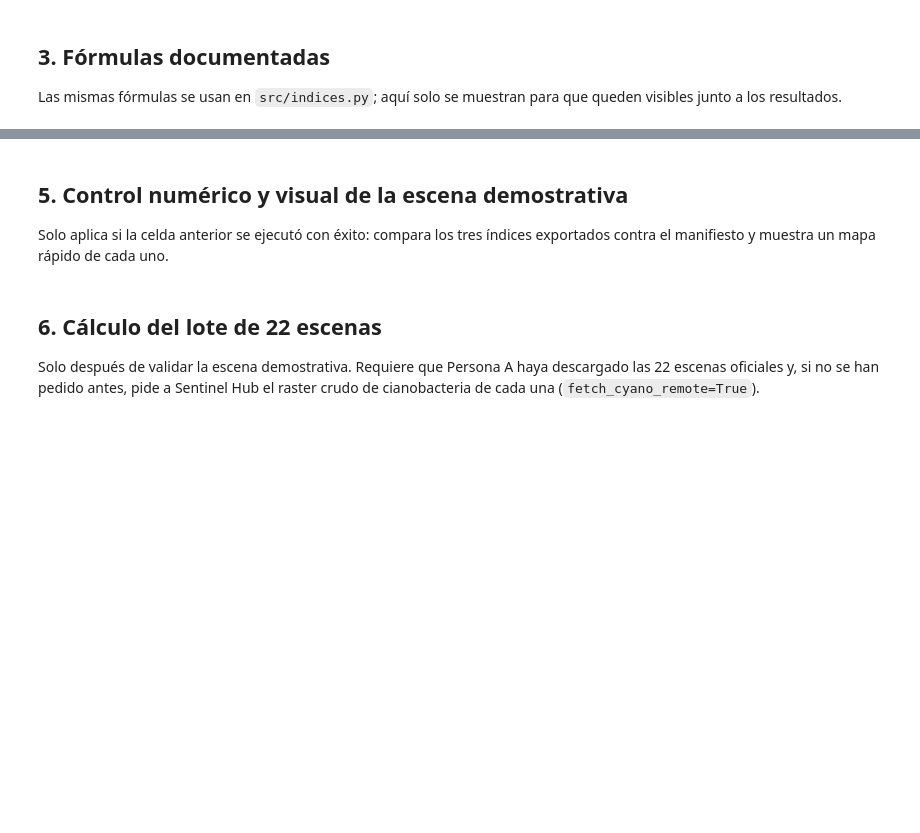
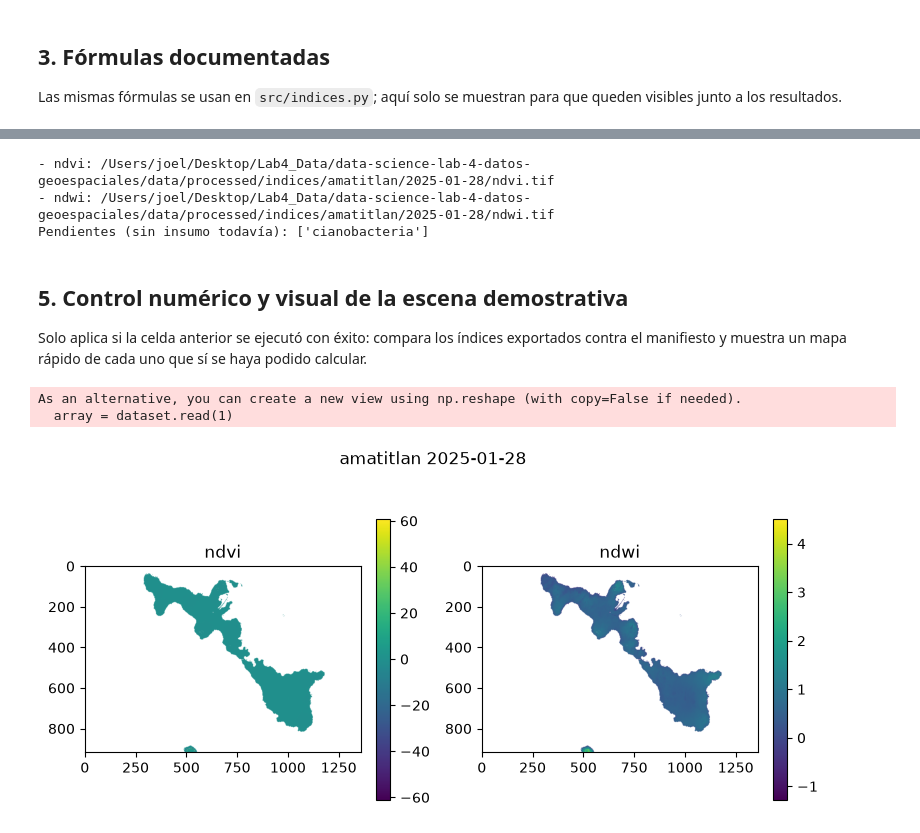
Before and after one commit to DerNait/data-science-lab-4-datos-geoespaciales, a Jupyter notebook: notebooks/03_indices.ipynb, the cells around one changed output, grey strips where cells are left out. Cells and saved outputs as stored; diff of their text form; code cells hidden in the pictures; blank space fills up the shorter version.

```diff
--- a/notebooks/03_indices.ipynb
+++ b/notebooks/03_indices.ipynb
@@ -117,5 +139,5 @@ reproducible sin credenciales ni raster descargados.
 # %%
-EJECUTAR_DEMO = False
+EJECUTAR_DEMO = True
 EJECUTAR_CYANO_REMOTO = False
 
 demo_scene = select_scenes('amatitlan', '2025-01-28')[0]
@@ -127,37 +149,42 @@ if EJECUTAR_DEMO:
     outputs = compute_indices_for_scene(demo_scene, fetch_cyano_remote=False)
     for indice, path in outputs.items():
         print(f'- {indice}: {path}')
+    faltantes = sorted(set(INDICES) - set(outputs))
+    if faltantes:
+        print(f'Pendientes (sin insumo todavía): {faltantes}')
 else:
-    print('Demo omitida. Requiere raster crudos de Persona A para', demo_scene.lago, demo_scene.fecha)
+    print('Demo omitida. Requiere raster crudos ya descargados para', demo_scene.lago, demo_scene.fecha)
     print('Cambie EJECUTAR_DEMO=True (y EJECUTAR_CYANO_REMOTO=True si falta el raster de cianobacteria).')
+# %% [output]
+- ndvi: /Users/joel/Desktop/Lab4_Data/data-science-lab-4-datos-geoespaciales/data/processed/indices/amatitlan/2025-01-28/ndvi.tif
+- ndwi: /Users/joel/Desktop/Lab4_Data/data-science-lab-4-datos-geoespaciales/data/processed/indices/amatitlan/2025-01-28/ndwi.tif
+Pendientes (sin insumo todavía): ['cianobacteria']
 # %% [markdown]
 ## 5. Control numérico y visual de la escena demostrativa
 
-Solo aplica si la celda anterior se ejecutó con éxito: compara los tres
-índices exportados contra el manifiesto y muestra un mapa rápido de cada
-uno.
+Solo aplica si la celda anterior se ejecutó con éxito: compara los índices
+exportados contra el manifiesto y muestra un mapa rápido de cada uno que
+sí se haya podido calcular.
 # %%
 if EJECUTAR_DEMO:
     import matplotlib.pyplot as plt
     import rasterio
 
-    fig, axes = plt.subplots(1, 3, figsize=(12, 4))
-    for ax, indice in zip(axes, INDICES):
+    disponibles = sorted(outputs)
+    fig, axes = plt.subplots(1, len(disponibles), figsize=(4 * len(disponibles), 4), squeeze=False)
+    for ax, indice in zip(axes[0], disponibles):
         path = outputs[indice]
         with rasterio.open(path) as dataset:
             array = dataset.read(1)
         im = ax.imshow(array)
         ax.set_title(indice)
         plt.colorbar(im, ax=ax, fraction=0.046)
     plt.suptitle(f"{demo_scene.lago} {demo_scene.fecha}")
     plt.tight_layout()
     plt.show()
 else:
     print('Sin datos de la demo todavía.')
+# %% [output]
+As an alternative, you can create a new view using np.reshape (with copy=False if needed).
+  array = dataset.read(1)
+[figure, added]
-# %% [markdown]
-## 6. Cálculo del lote de 22 escenas
-
-Solo después de validar la escena demostrativa. Requiere que Persona A haya
-descargado las 22 escenas oficiales y, si no se han pedido antes, pide a
-Sentinel Hub el raster crudo de cianobacteria de cada una
-(`fetch_cyano_remote=True`).
```
Also changed, not shown: parts of 12 cells of this notebook.
